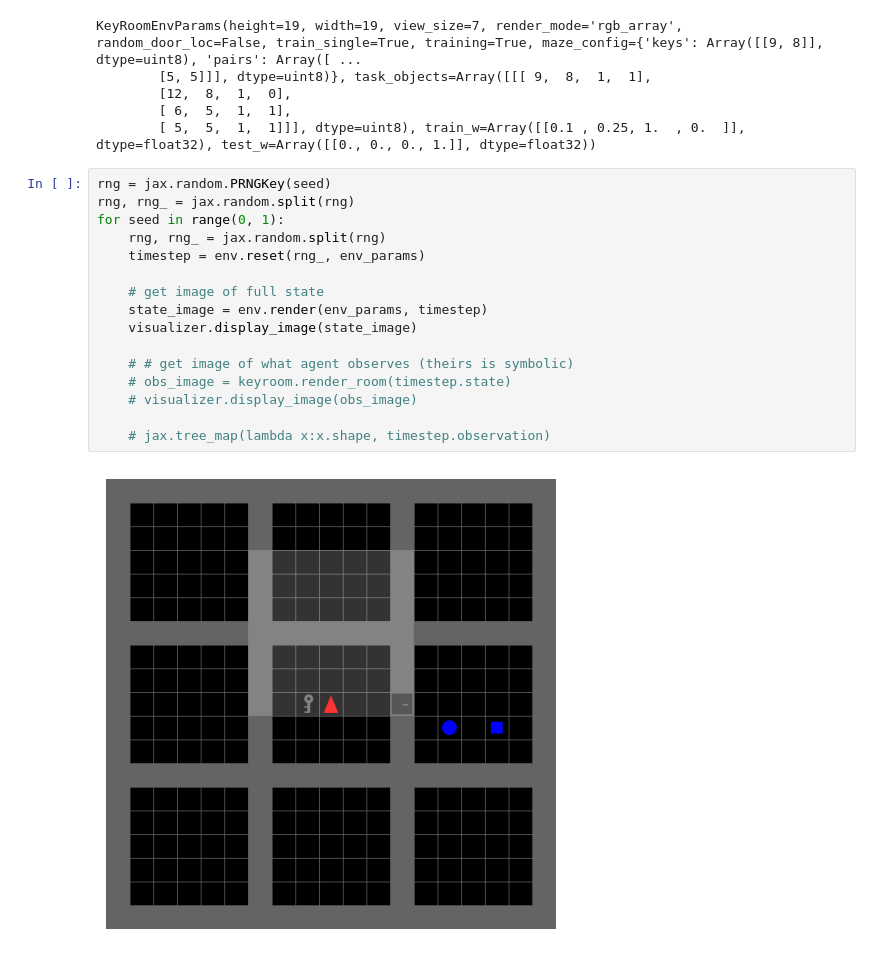
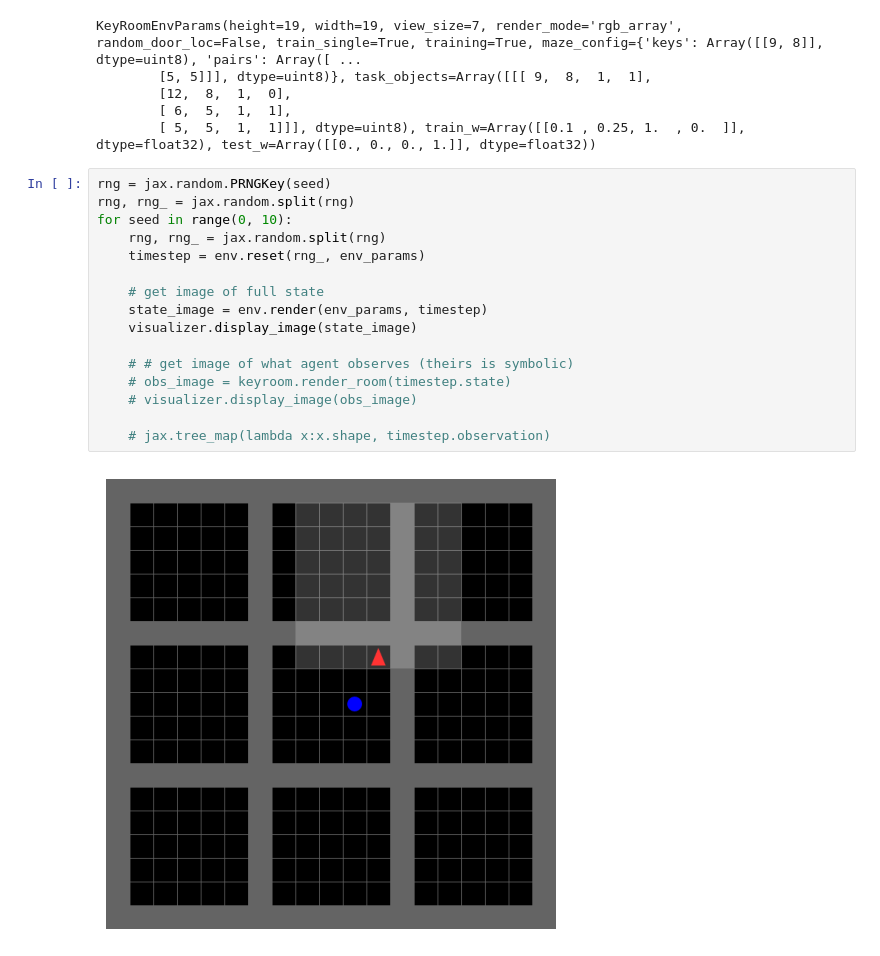
Before and after one commit to wcarvalho/jaxneurorl, a Jupyter notebook: projects/humansf/keyroom-test.ipynb, the cells around one changed output. Saved outputs shown, nothing was run; the diff lists cells and outputs as text.

```diff
--- a/projects/humansf/keyroom-test.ipynb
+++ b/projects/humansf/keyroom-test.ipynb
@@ -61,18 +61,18 @@ KeyRoomEnvParams(height=19, width=19, view_size=7, render_mode='rgb_array', rand
 # %%
 rng = jax.random.PRNGKey(seed)
 rng, rng_ = jax.random.split(rng)
-for seed in range(0, 1):
+for seed in range(0, 10):
     rng, rng_ = jax.random.split(rng)
     timestep = env.reset(rng_, env_params)
 
     # get image of full state
     state_image = env.render(env_params, timestep)
     visualizer.display_image(state_image)
 
     # # get image of what agent observes (theirs is symbolic)
     # obs_image = keyroom.render_room(timestep.state)
     # visualizer.display_image(obs_image)
 
     # jax.tree_map(lambda x:x.shape, timestep.observation)
 # %% [output]
-[figure, old version]
+[figure, new version]
```
Also changed, not shown: parts of 3 cells of this notebook, 4 other files.
